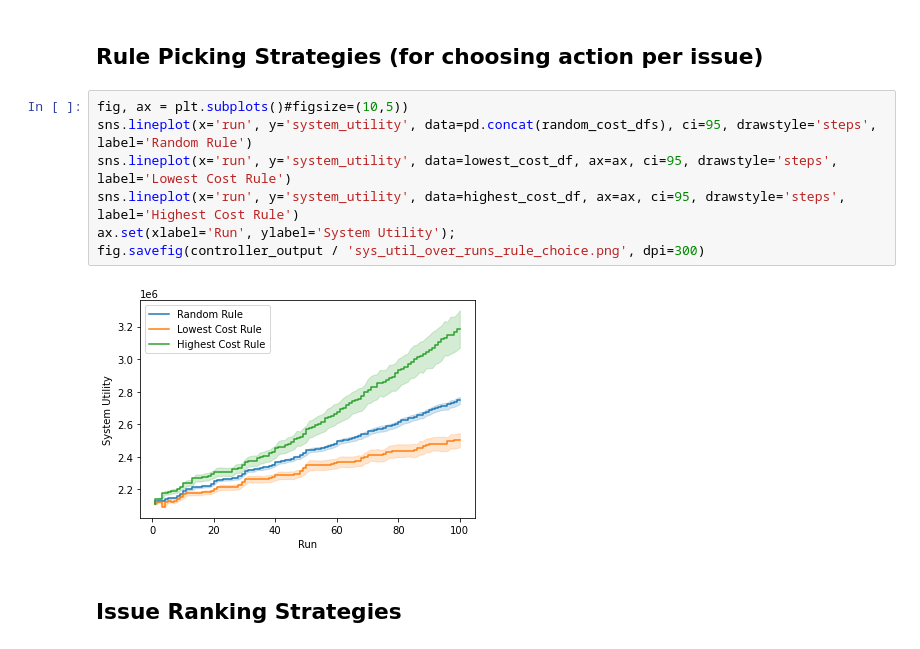
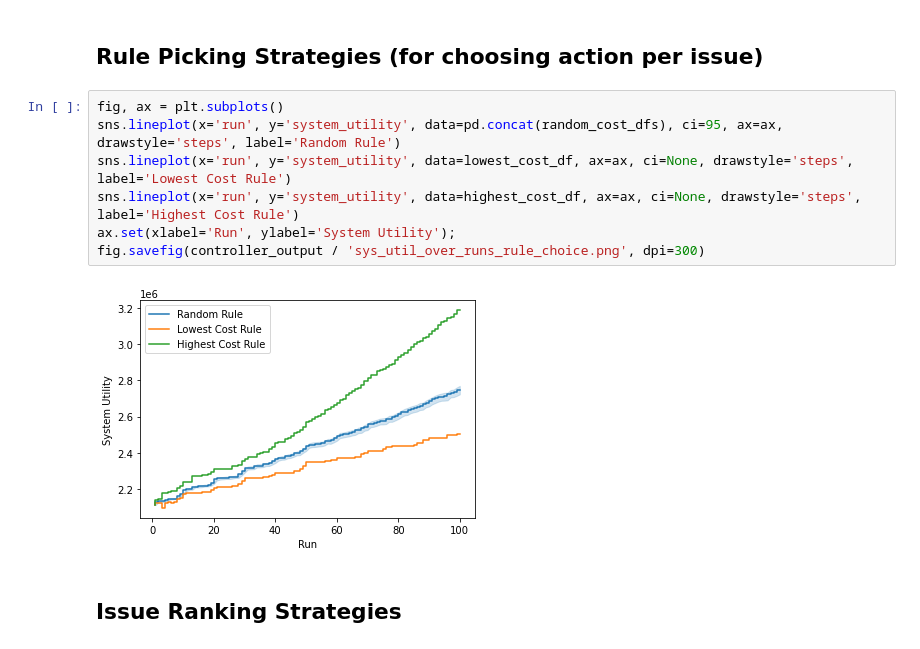
Before and after one commit to Phimanu/MachineLearningControl, a Jupyter notebook: mrubis_controller/performance_plots.ipynb, the cells around one changed output. Drawn from its saved outputs; the diff is of its cells as text.

```diff
--- a/mrubis_controller/performance_plots.ipynb
+++ b/mrubis_controller/performance_plots.ipynb
@@ -22,14 +22,14 @@ for random_run in controller_output.glob('100_runs_random_utility*.csv'):
 # %% [markdown]
 ## Rule Picking Strategies (for choosing action per issue)
 # %%
-fig, ax = plt.subplots()#figsize=(10,5))
-sns.lineplot(x='run', y='system_utility', data=pd.concat(random_cost_dfs), ci=95, drawstyle='steps', label='Random Rule')
-sns.lineplot(x='run', y='system_utility', data=lowest_cost_df, ax=ax, ci=95, drawstyle='steps', label='Lowest Cost Rule')
-sns.lineplot(x='run', y='system_utility', data=highest_cost_df, ax=ax, ci=95, drawstyle='steps', label='Highest Cost Rule')
+fig, ax = plt.subplots()
+sns.lineplot(x='run', y='system_utility', data=pd.concat(random_cost_dfs), ci=95, ax=ax, drawstyle='steps', label='Random Rule')
+sns.lineplot(x='run', y='system_utility', data=lowest_cost_df, ax=ax, ci=None, drawstyle='steps', label='Lowest Cost Rule')
+sns.lineplot(x='run', y='system_utility', data=highest_cost_df, ax=ax, ci=None, drawstyle='steps', label='Highest Cost Rule')
 ax.set(xlabel='Run', ylabel='System Utility');
 fig.savefig(controller_output / 'sys_util_over_runs_rule_choice.png', dpi=300)
 # %% [output]
-[figure, old version]
+[figure, new version]
 # %% [markdown]
 ## Issue Ranking Strategies
 # %%
```
Also changed, not shown: parts of 4 cells of this notebook.
